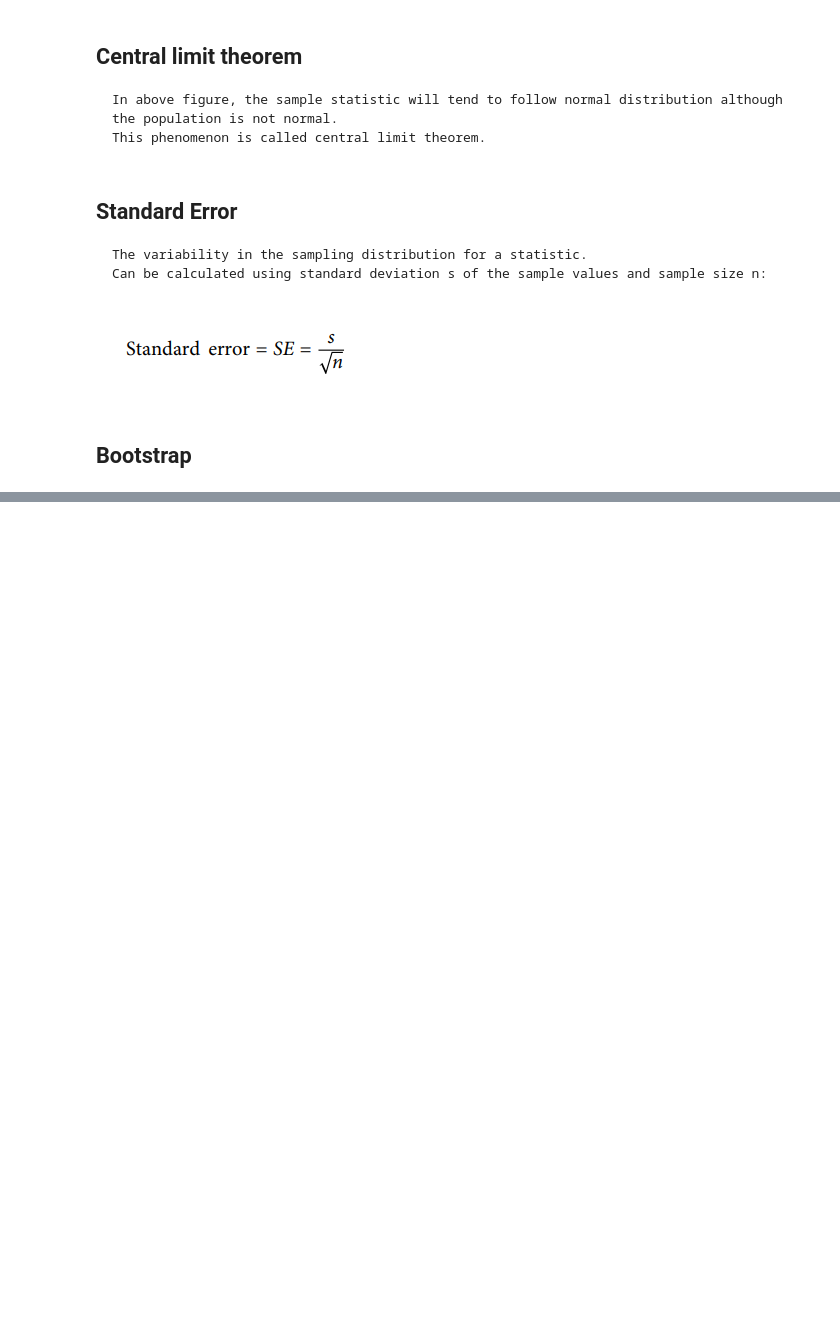
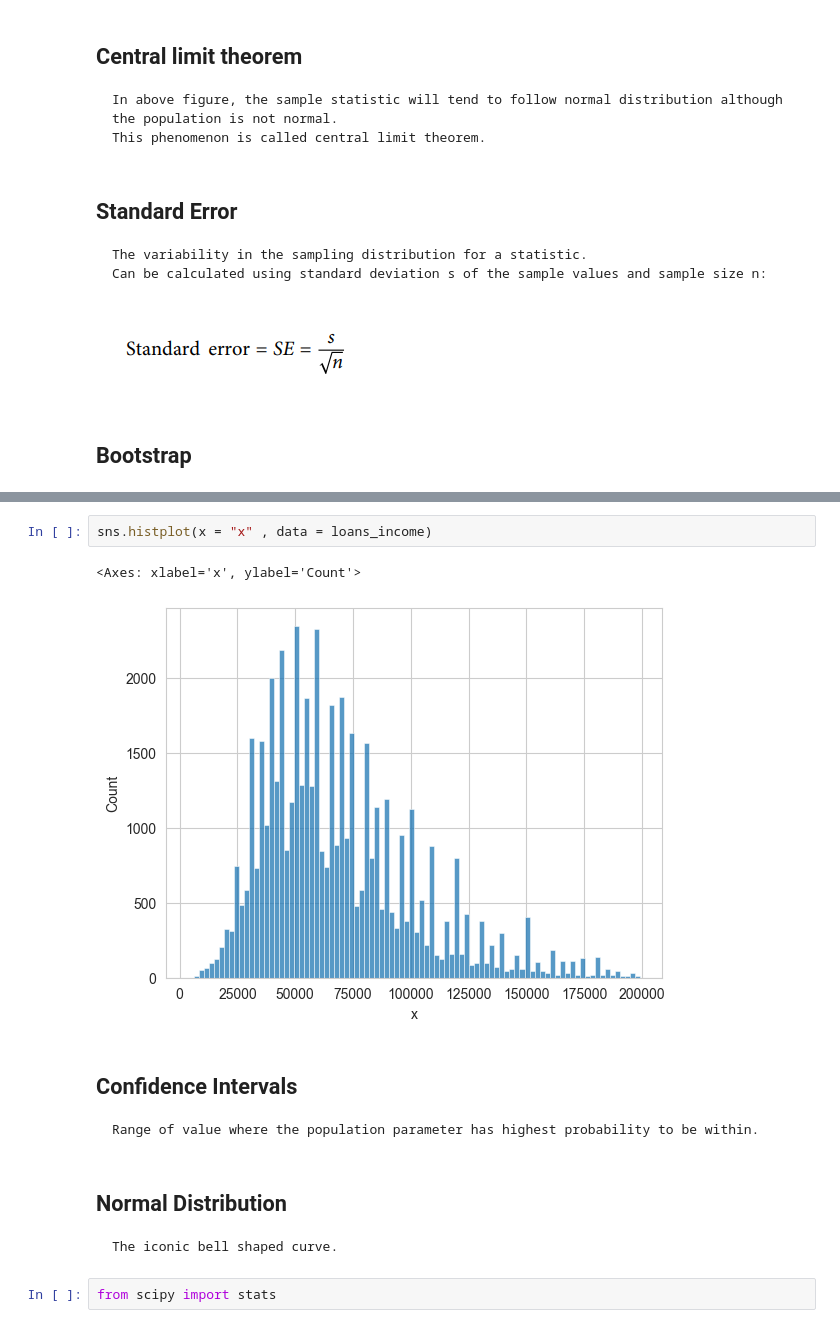
Before and after one commit to RijalChirayu/Statistics, a Jupyter notebook: Sampling.ipynb, the cells around one changed output, grey strips where cells are left out. Saved outputs shown, nothing was run; the diff lists cells and outputs as text; blank space fills up the shorter version.

```diff
--- a/Sampling.ipynb
+++ b/Sampling.ipynb
@@ -107,0 +130,15 @@ Can be calculated using standard deviation s of the sample values and sample siz
+# %%
+sns.histplot(x = "x" , data = loans_income)
+# %% [output]
+<Axes: xlabel='x', ylabel='Count'>
+[figure, added]
+# %% [markdown]
+## Confidence Intervals
+<pre>
+Range of value where the population parameter has highest probability to be within.
+</pre>
+# %% [markdown]
+## Normal Distribution
+<pre>The iconic bell shaped curve.</pre>
+# %%
+from scipy import stats
```
Also changed, not shown: parts of 8 cells of this notebook.
